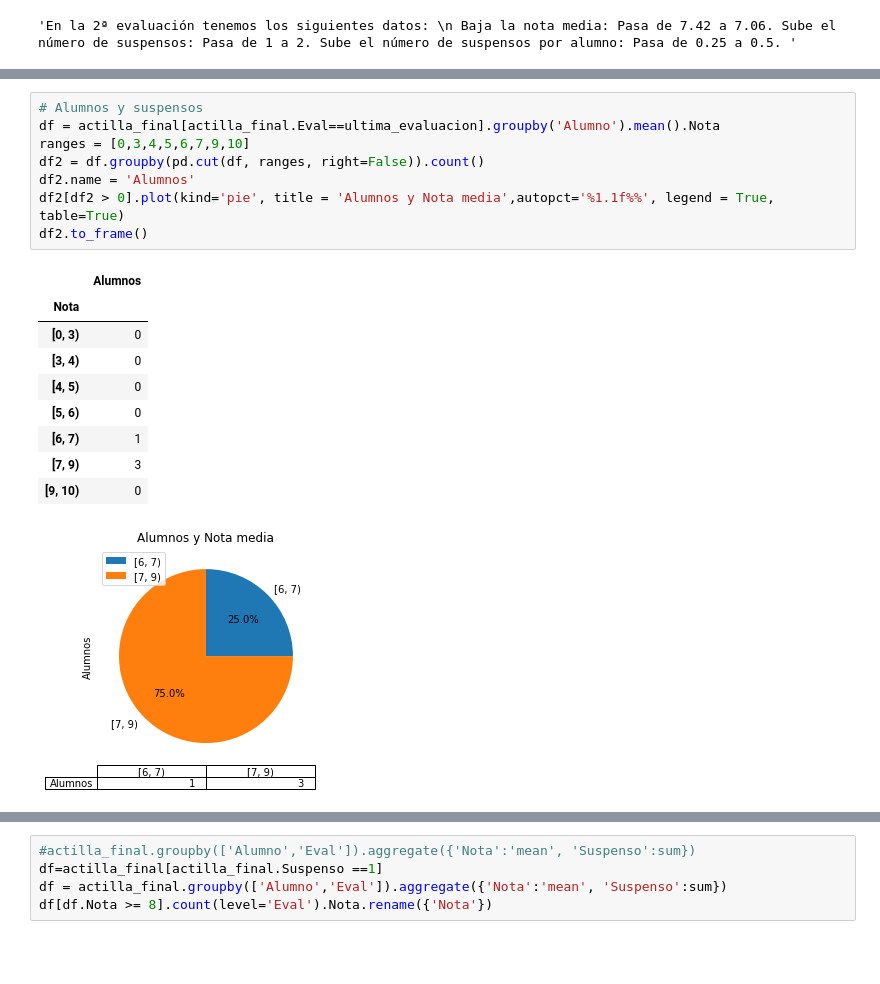
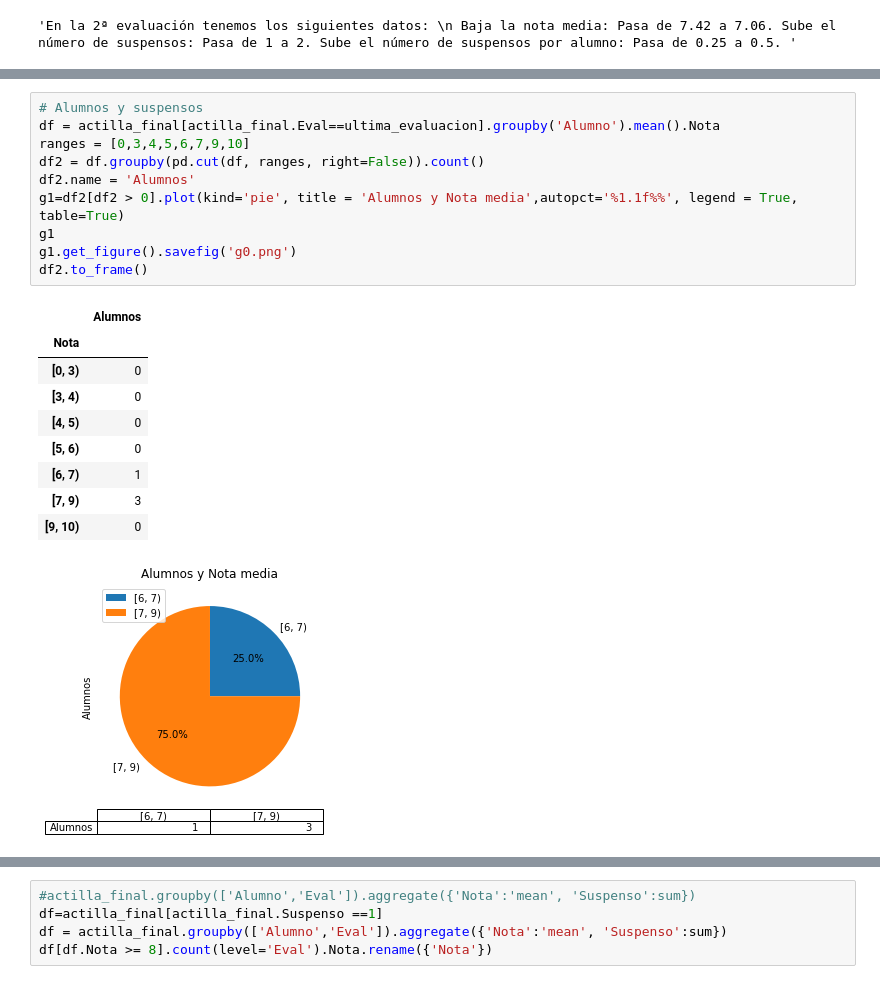
Before and after one commit to crdguez/mat4ac, a Jupyter notebook: notebooks/est_evaluacion_2021.ipynb, the cells around one changed output, grey strips where cells are left out. Cells and saved outputs as stored; diff of their text form; blank space fills up the shorter version.

```diff
--- a/notebooks/est_evaluacion_2021.ipynb
+++ b/notebooks/est_evaluacion_2021.ipynb
@@ -273,20 +277,22 @@ df2.to_frame()
 # %%
 # Alumnos y suspensos
 df = actilla_final[actilla_final.Eval==ultima_evaluacion].groupby('Alumno').mean().Nota
 ranges = [0,3,4,5,6,7,9,10]
 df2 = df.groupby(pd.cut(df, ranges, right=False)).count()
 df2.name = 'Alumnos'
-df2[df2 > 0].plot(kind='pie', title = 'Alumnos y Nota media',autopct='%1.1f%%', legend = True, table=True)
+g1=df2[df2 > 0].plot(kind='pie', title = 'Alumnos y Nota media',autopct='%1.1f%%', legend = True, table=True)
+g1
+g1.get_figure().savefig('g0.png')
 df2.to_frame()
 # %% [output]
 |  | Alumnos |
 | Nota |  |
 | [0, 3) | 0 |
 | [3, 4) | 0 |
 | [4, 5) | 0 |
 | [5, 6) | 0 |
 | [6, 7) | 1 |
 | [7, 9) | 3 |
 | [9, 10) | 0 |
-[figure, old version]
+[figure, new version]
 # %%
```
Also changed, not shown: parts of 7 cells of this notebook, 1 other file.
